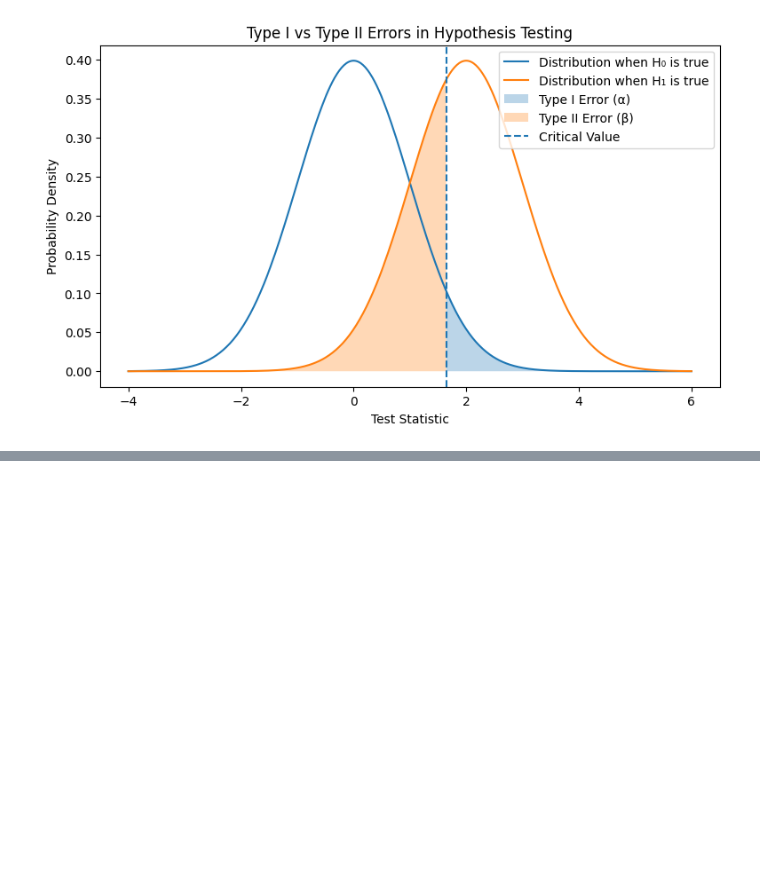
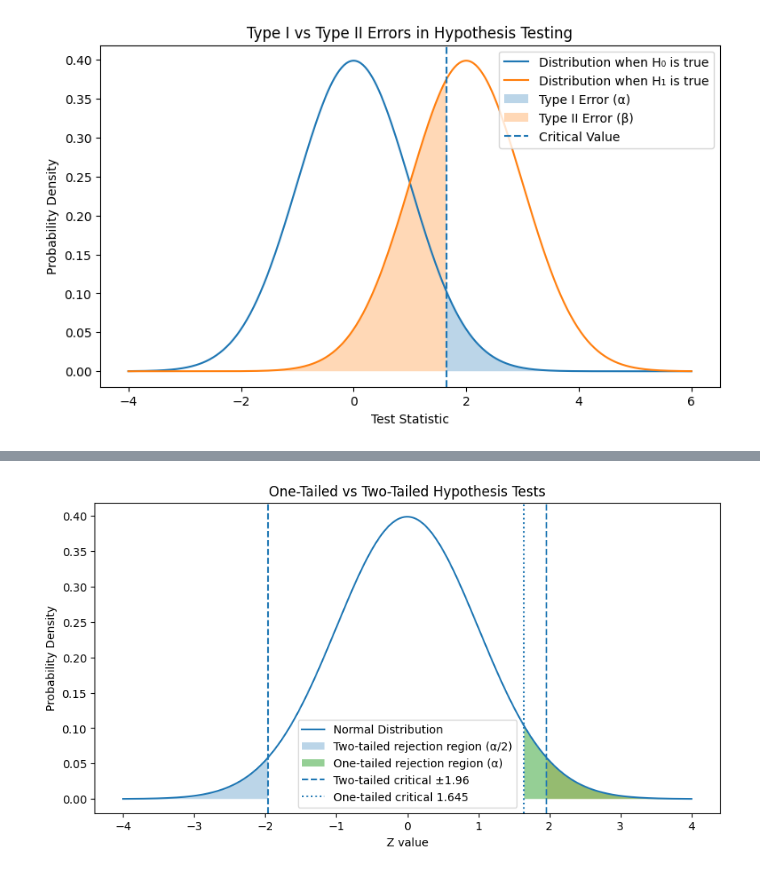
Before and after one commit to mapurva/CodeWorkspace, a Jupyter notebook: Hypothesis_Testing.ipynb, the cells around one changed output, grey strips where cells are left out. Drawn from its saved outputs; the diff is of its cells as text; code cells hidden in the pictures; blank space fills up the shorter version.

Commit message:
Included Where Can Hypothesis Testing Be Applied?

```diff
--- a/Hypothesis_Testing.ipynb
+++ b/Hypothesis_Testing.ipynb
@@ -1231,0 +1345,39 @@ plt.show()
+# %%
+import numpy as np
+import matplotlib.pyplot as plt
+from scipy.stats import norm
+
+x = np.linspace(-4,4,500)
+y = norm.pdf(x)
+
+plt.figure(figsize=(10,5))
+
+# Two-tailed rejection regions
+z_two = 1.96
+left = np.linspace(-4,-z_two,200)
+right = np.linspace(z_two,4,200)
+
+plt.plot(x,y,label="Normal Distribution")
+
+plt.fill_between(left,norm.pdf(left),alpha=0.3,
+                 label="Two-tailed rejection region (α/2)")
+plt.fill_between(right,norm.pdf(right),alpha=0.3)
+
+# One-tailed rejection region
+z_one = 1.645
+right_one = np.linspace(z_one,4,200)
+
+plt.fill_between(right_one,norm.pdf(right_one),alpha=0.5,
+                 label="One-tailed rejection region (α)")
+
+plt.axvline(z_two,linestyle="--",label="Two-tailed critical ±1.96")
+plt.axvline(-z_two,linestyle="--")
+plt.axvline(z_one,linestyle=":",label="One-tailed critical 1.645")
+
+plt.xlabel("Z value")
+plt.ylabel("Probability Density")
+plt.title("One-Tailed vs Two-Tailed Hypothesis Tests")
+plt.legend()
+plt.show()
+# %% [output]
+[figure, added]
```
Also changed, not shown: parts of 4 cells of this notebook.
